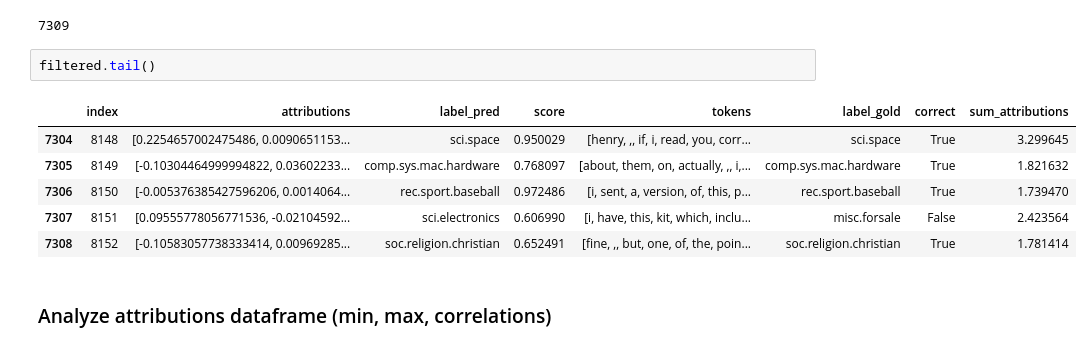
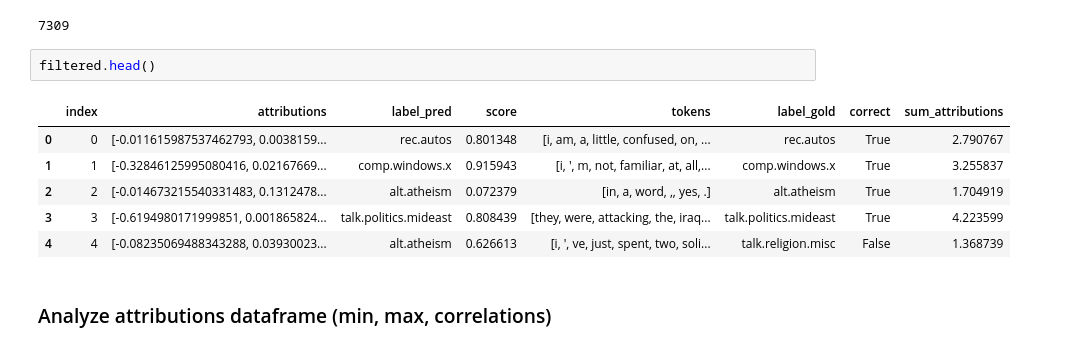
Before and after one commit to LydiaKoerber/nn-interpretability, a Jupyter notebook: analysis.ipynb, the cells around one changed output. Drawn from its saved outputs; the diff is of its cells as text.

```diff
--- a/analysis.ipynb
+++ b/analysis.ipynb
@@ -88,14 +87,14 @@ len(filtered)
 # %% [output]
 7309
 # %%
-filtered.tail()
+filtered.head()
 # %% [output]
 |  | index | attributions | label_pred | score | tokens | label_gold | correct | sum_attributions |
-| 7304 | 8148 | [0.2254657002475486, 0.0090651153... | sci.space | 0.950029 | [henry, ,, if, i, read, you, corr... | sci.space | True | 3.299645 |
-| 7305 | 8149 | [-0.10304464999994822, 0.03602233... | comp.sys.mac.hardware | 0.768097 | [about, them, on, actually, ,, i,... | comp.sys.mac.hardware | True | 1.821632 |
-| 7306 | 8150 | [-0.005376385427596206, 0.0014064... | rec.sport.baseball | 0.972486 | [i, sent, a, version, of, this, p... | rec.sport.baseball | True | 1.739470 |
-| 7307 | 8151 | [0.09555778056771536, -0.02104592... | sci.electronics | 0.606990 | [i, have, this, kit, which, inclu... | misc.forsale | False | 2.423564 |
-| 7308 | 8152 | [-0.10583057738333414, 0.00969285... | soc.religion.christian | 0.652491 | [fine, ,, but, one, of, the, poin... | soc.religion.christian | True | 1.781414 |
+| 0 | 0 | [-0.011615987537462793, 0.0038159... | rec.autos | 0.801348 | [i, am, a, little, confused, on, ... | rec.autos | True | 2.790767 |
+| 1 | 1 | [-0.32846125995080416, 0.02167669... | comp.windows.x | 0.915943 | [i, ', m, not, familiar, at, all,... | comp.windows.x | True | 3.255837 |
+| 2 | 2 | [-0.014673215540331483, 0.1312478... | alt.atheism | 0.072379 | [in, a, word, ,, yes, .] | alt.atheism | True | 1.704919 |
+| 3 | 3 | [-0.6194980171999851, 0.001865824... | talk.politics.mideast | 0.808439 | [they, were, attacking, the, iraq... | talk.politics.mideast | True | 4.223599 |
+| 4 | 4 | [-0.08235069488343288, 0.03930023... | alt.atheism | 0.626613 | [i, ', ve, just, spent, two, soli... | talk.religion.misc | False | 1.368739 |
 # %% [markdown]
 ### Analyze attributions dataframe (min, max, correlations)
 # %%
```
Also changed, not shown: parts of 5 cells of this notebook, 3 other files.
